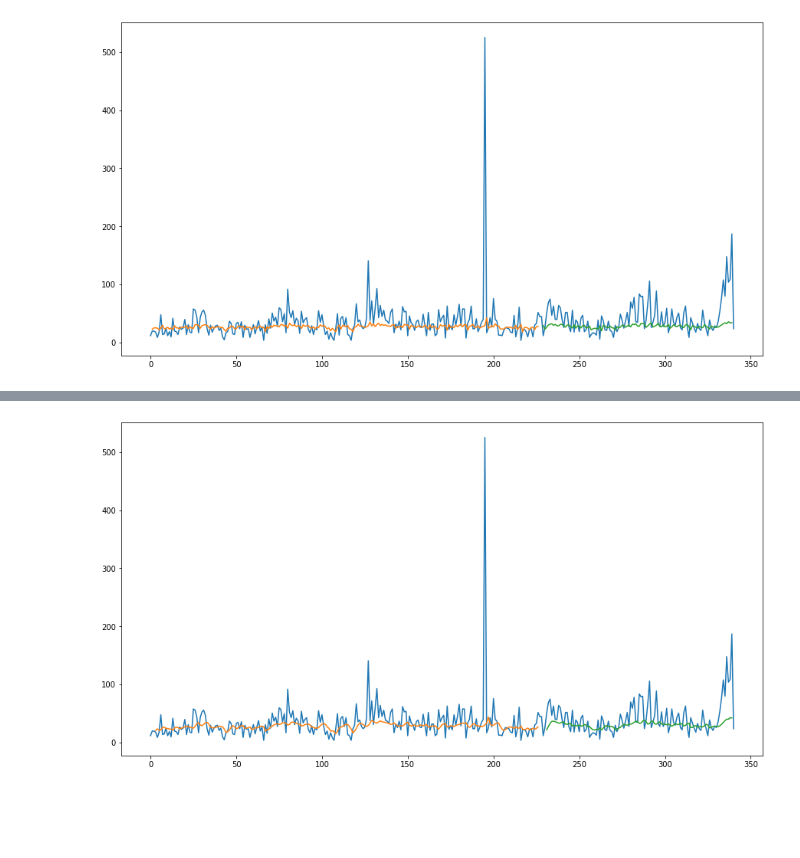
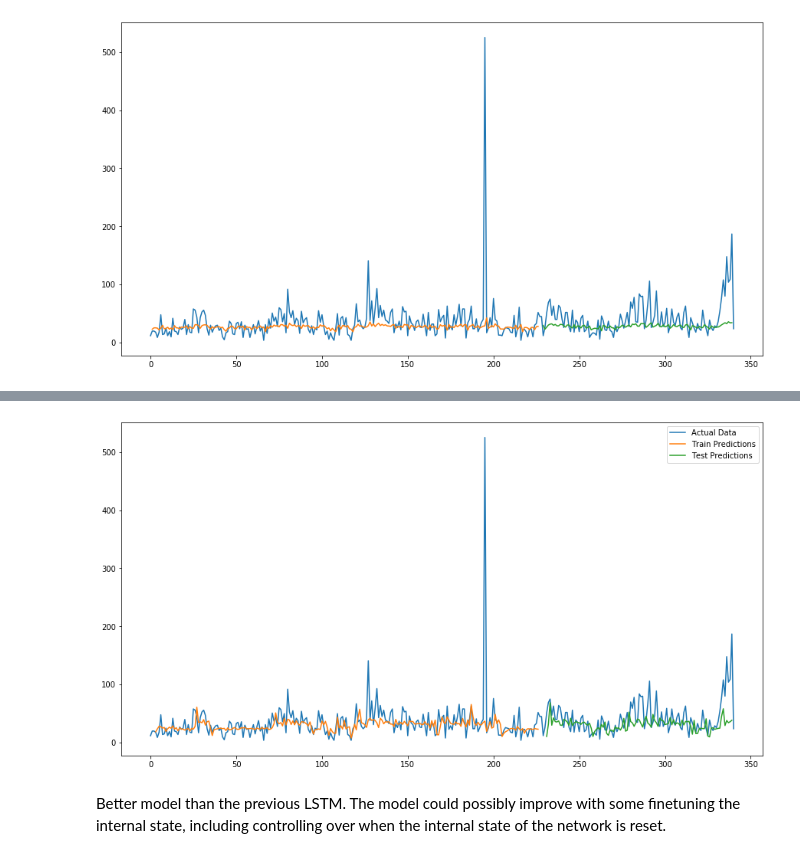
Before and after one commit to thomsu/Mass-Shootings-Time-Series, a Jupyter notebook: MassShootings.ipynb, the cells around one changed output, grey strips where cells are left out. Cells and saved outputs as stored; diff of their text form; code cells hidden in the pictures; blank space fills up the shorter version.

```diff
--- a/MassShootings.ipynb
+++ b/MassShootings.ipynb
@@ -1042,9 +1069,9 @@ def create_dataset(dataset, look_back=1):
         a = dataset[i:(i+look_back), 0]
         dataX.append(a)
         dataY.append(dataset[i + look_back, 0])
-    return numpy.array(dataX), numpy.array(dataY)
+    return np.array(dataX), np.array(dataY)
 # fix random seed for reproducibility
-numpy.random.seed(7)
+np.random.seed(7)
 # %%
 data = ts_df['# Victims'].values.astype('float32')
 data = data.reshape(-1, 1)
@@ -1146,7 +1165,7 @@ data = data.reshape(-1, 1)
 # normalize the dataset
 pscaler = PowerTransformer(method='box-cox', standardize=False)
 data = pscaler.fit_transform(data)
-mscaler = MinMaxScaler(feature_range=(0, 1))
+mscaler = MinMaxScaler(feature_range=(-1, 1))
 data = mscaler.fit_transform(data)
 # split into train and test sets
 train_size = int(len(data) * 0.67)
@@ -1157,15 +1176,15 @@ look_back = 3
 trainX, trainY = create_dataset(train, look_back)
 testX, testY = create_dataset(test, look_back)
 # reshape input to be [samples, time steps, features]
-trainX = numpy.reshape(trainX, (trainX.shape[0], trainX.shape[1], 1))
-testX = numpy.reshape(testX, (testX.shape[0], testX.shape[1], 1))
-# create and fit the LSTM network
+trainX = np.reshape(trainX, (trainX.shape[0], trainX.shape[1], 1))
+testX = np.reshape(testX, (testX.shape[0], testX.shape[1], 1))
+# create and fit stateful LSTM network with look_back = 3
 batch_size = 1
 model = Sequential()
 model.add(LSTM(4, batch_input_shape=(batch_size, look_back, 1), stateful=True))
 model.add(Dense(1))
 model.compile(loss='mean_squared_error', optimizer='adam')
-for i in range(216):
+for i in range(1080):
     model.fit(trainX, trainY, epochs=1, batch_size=batch_size, verbose=2, shuffle=False)
     model.reset_states()
 # make predictions
@@ -1207,20 +1226,23 @@ Test Score: 29.21 RMSE
 # %%
 # shift train predictions for plotting
-trainPredictPlot = numpy.empty_like(data)
-trainPredictPlot[:, :] = numpy.nan
+trainPredictPlot = np.empty_like(data)
+trainPredictPlot[:, :] = np.nan
 trainPredictPlot[look_back:len(trainPredict)+look_back, :] = trainPredict
 # shift test predictions for plotting
-testPredictPlot = numpy.empty_like(data)
-testPredictPlot[:, :] = numpy.nan
+testPredictPlot = np.empty_like(data)
+testPredictPlot[:, :] = np.nan
 testPredictPlot[len(trainPredict)+(look_back*2)+1:len(data)-1, :] = testPredict
 #inverse transform data
 data = mscaler.inverse_transform(data)
 data = pscaler.inverse_transform(data)
 # plot baseline and predictions
 plt.figure(figsize=(15,8))
-plt.plot(data)
-plt.plot(trainPredictPlot)
-plt.plot(testPredictPlot)
+plt.plot(data, label='Actual Data')
+plt.plot(trainPredictPlot, label='Train Predictions')
+plt.plot(testPredictPlot, label='Test Predictions')
+plt.legend(loc='best')
 plt.show()
 # %% [output]
-[figure, old version]
+[figure, new version]
+# %% [markdown]
+Better model than the previous LSTM. The model could possibly improve with some finetuning the internal state, including controlling over when the internal state of the network is reset.
```
Also changed, not shown: parts of 87 cells of this notebook, 1 other file.
